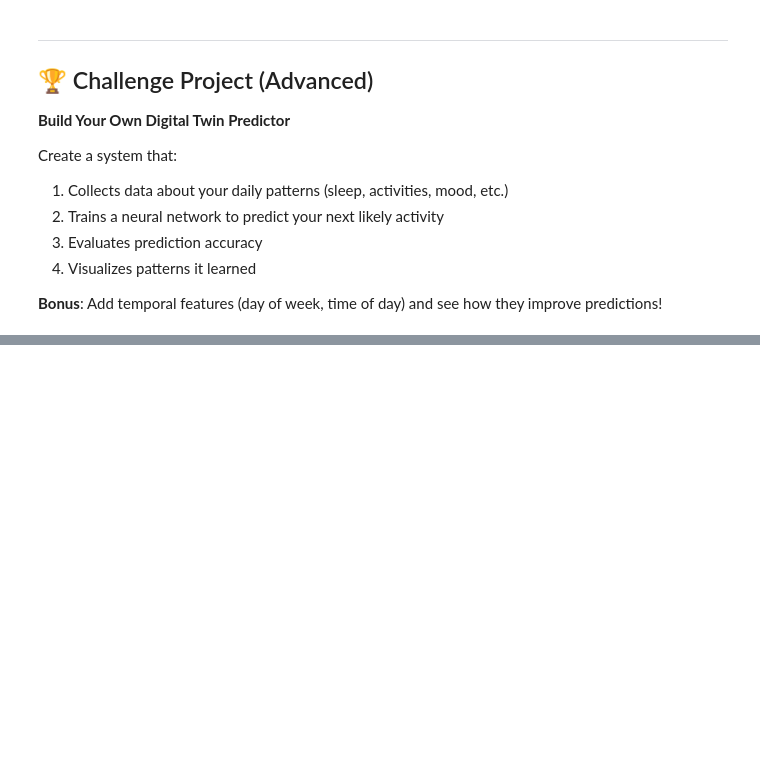
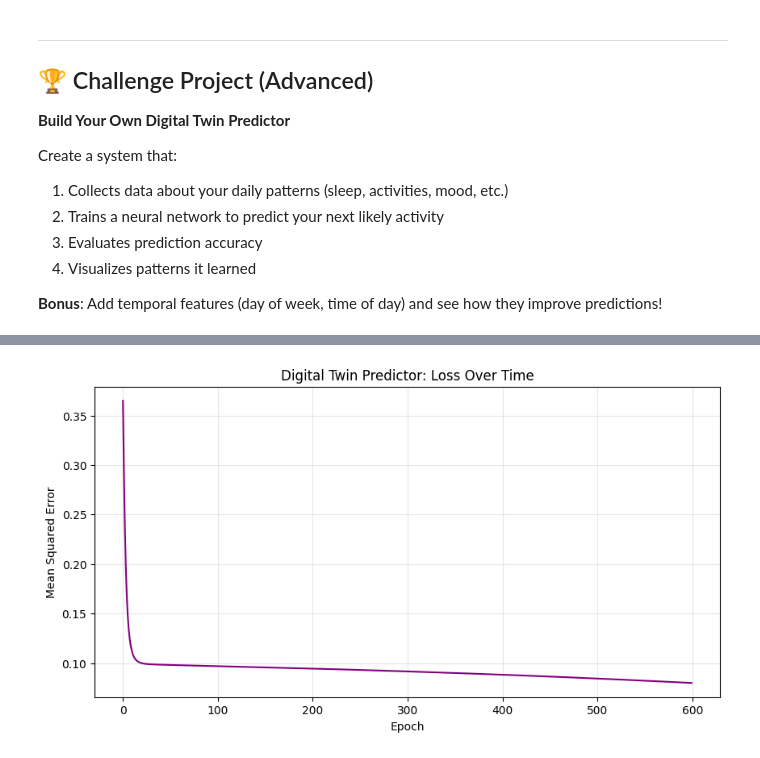
Before and after one commit to exornamb/AI_school, a Jupyter notebook: 01_probability_neural_networks.ipynb, the cells around one changed output, grey strips where cells are left out. Cells and saved outputs as stored; diff of their text form; code cells hidden in the pictures; blank space fills up the shorter version.

```diff
--- a/01_probability_neural_networks.ipynb
+++ b/01_probability_neural_networks.ipynb
@@ -582,0 +692,33 @@ Create a system that:
+# %%
+# YOUR CHALLENGE PROJECT CODE HERE
+# This is your space to be creative!
+
+
+# 1. Collect data (simulating daily patterns as done in previous cells)
+# Features: [day_of_week (0-1), time_of_day (0-1), sleep_hours (0-1), mood (0-1)]
+np.random.seed(42)
+X_challenge = np.random.rand(200, 4)
+
+# Simulate a pattern: You are more likely to exercise/be active if it's the weekend (day > 0.7) and you had good sleep (> 0.5)
+y_challenge = ((X_challenge[:, 0] > 0.7) & (X_challenge[:, 2] > 0.5)).astype(float).reshape(-1, 1)
+y_challenge += np.random.rand(200, 1) * 0.15  # Add noise
+y_challenge = np.clip(y_challenge, 0, 1)
+
+# 2. Train the neural network (reusing the SimpleNeuralNetwork class from Part 2.2)
+challenge_nn = SimpleNeuralNetwork(input_size=4, hidden_size=8, output_size=1)
+print("Training Digital Twin Predictor...")
+challenge_nn.train(X_challenge, y_challenge, epochs=600, learning_rate=0.2)
+
+# 3. Evaluate prediction accuracy
+final_loss = challenge_nn.loss_history[-1]
+print(f"\nFinal Prediction Loss (MSE): {final_loss:.4f}")
+
+# 4. Visualize patterns learned (plotting the loss history)
+plt.figure(figsize=(10, 5))
+plt.plot(challenge_nn.loss_history, color='purple')
+plt.title('Digital Twin Predictor: Loss Over Time')
+plt.xlabel('Epoch')
+plt.ylabel('Mean Squared Error')
+plt.grid(True, alpha=0.3)
+plt.show()
+# %% [output]
@@ -582,0 +734 @@ Create a system that:
+[figure, added]
```
Also changed, not shown: parts of 12 cells of this notebook.
